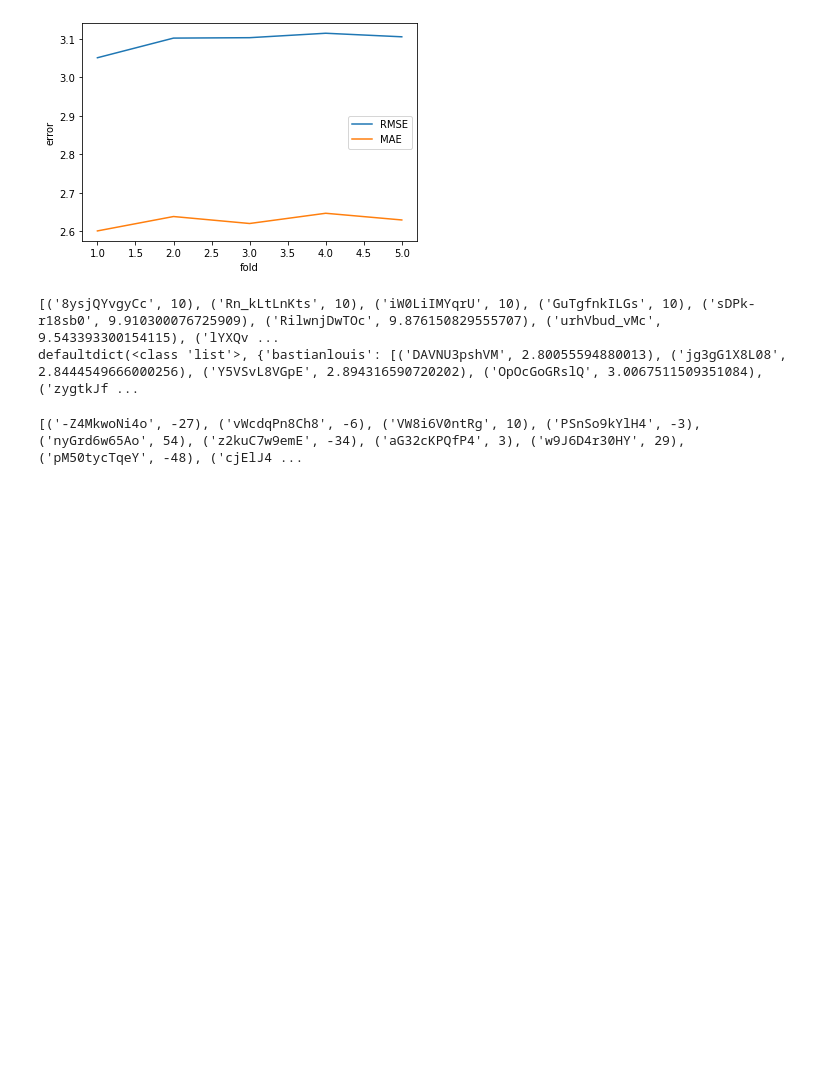
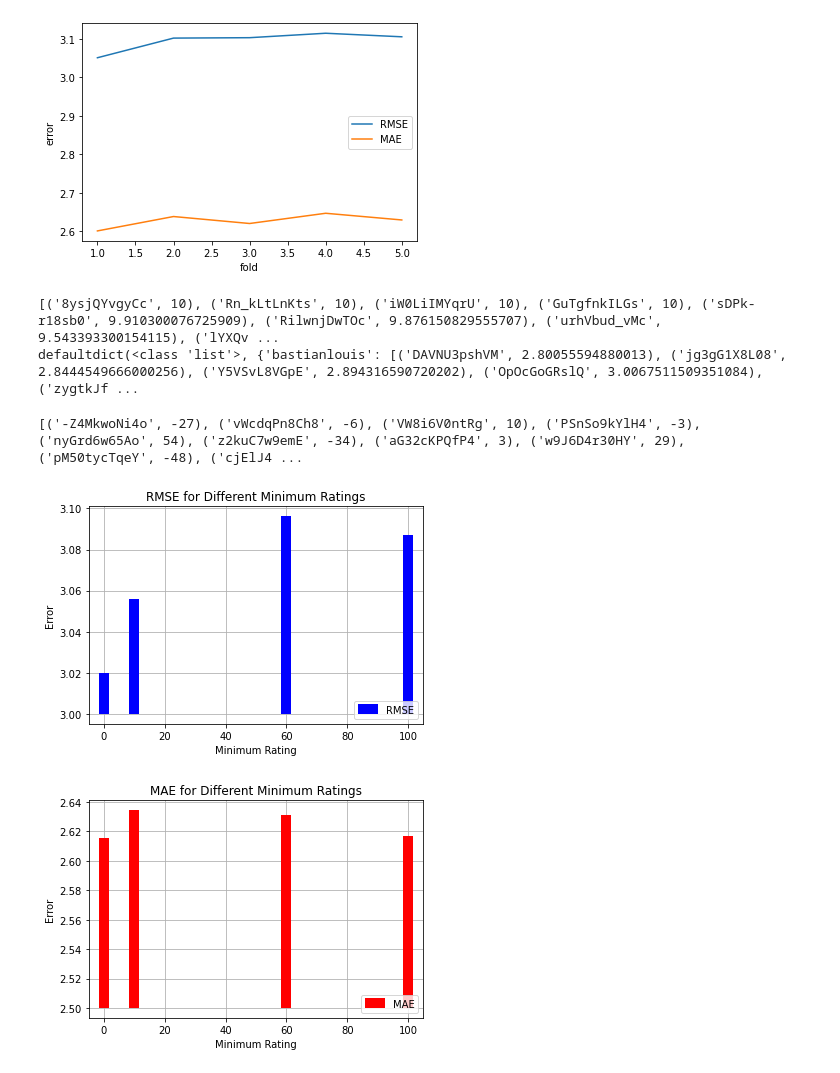
Before and after one commit to Zekarim/PA, a Jupyter notebook: Tournesol/surprise_svdpp.ipynb, the cells around one changed output. Cells and saved outputs as stored; diff of their text form; code cells hidden in the pictures; blank space fills up the shorter version.

```diff
--- a/Tournesol/surprise_svdpp.ipynb
+++ b/Tournesol/surprise_svdpp.ipynb
@@ -253,3 +270,27 @@ transformed_scores = [(item_id, convert_score(score)) for item_id, score in pred
 print(transformed_scores)
 # %% [output]
 [('-Z4MkwoNi4o', -27), ('vWcdqPn8Ch8', -6), ('VW8i6V0ntRg', 10), ('PSnSo9kYlH4', -3), ('nyGrd6w65Ao', 54), ('z2kuC7w9emE', -34), ('aG32cKPQfP4', 3), ('w9J6D4r30HY', 29), ('pM50tycTqeY', -48), ('cjElJ4 ...
+# %%
+import matplotlib.pyplot as plt
+x = [0, 10, 60, 100]
+rmse = [3.0198620876184674, 3.0557443712330845, 3.0962216908622806, 3.0870862763517435]
+mae = [2.615229108761728, 2.634426294597527, 2.631240220885894, 2.616656534743417]
+
+plt.vlines(x, 3, rmse, colors='blue', linewidth=10, label='RMSE')
+plt.xlabel('Minimum Rating')
+plt.ylabel('Error')
+plt.title('RMSE for Different Minimum Ratings')
+plt.legend(loc='lower right')
+plt.grid(True)
+plt.show()
+
+plt.vlines(x, 2.5, mae, colors='red', linewidth=10, label='MAE')
+plt.xlabel('Minimum Rating')
+plt.ylabel('Error')
+plt.title('MAE for Different Minimum Ratings')
+plt.legend(loc='lower right')
+plt.grid(True)
+plt.show()
+# %% [output]
+[figure, added]
+[figure, added]
```
Also changed, not shown: parts of 3 cells of this notebook, 12 other files.
